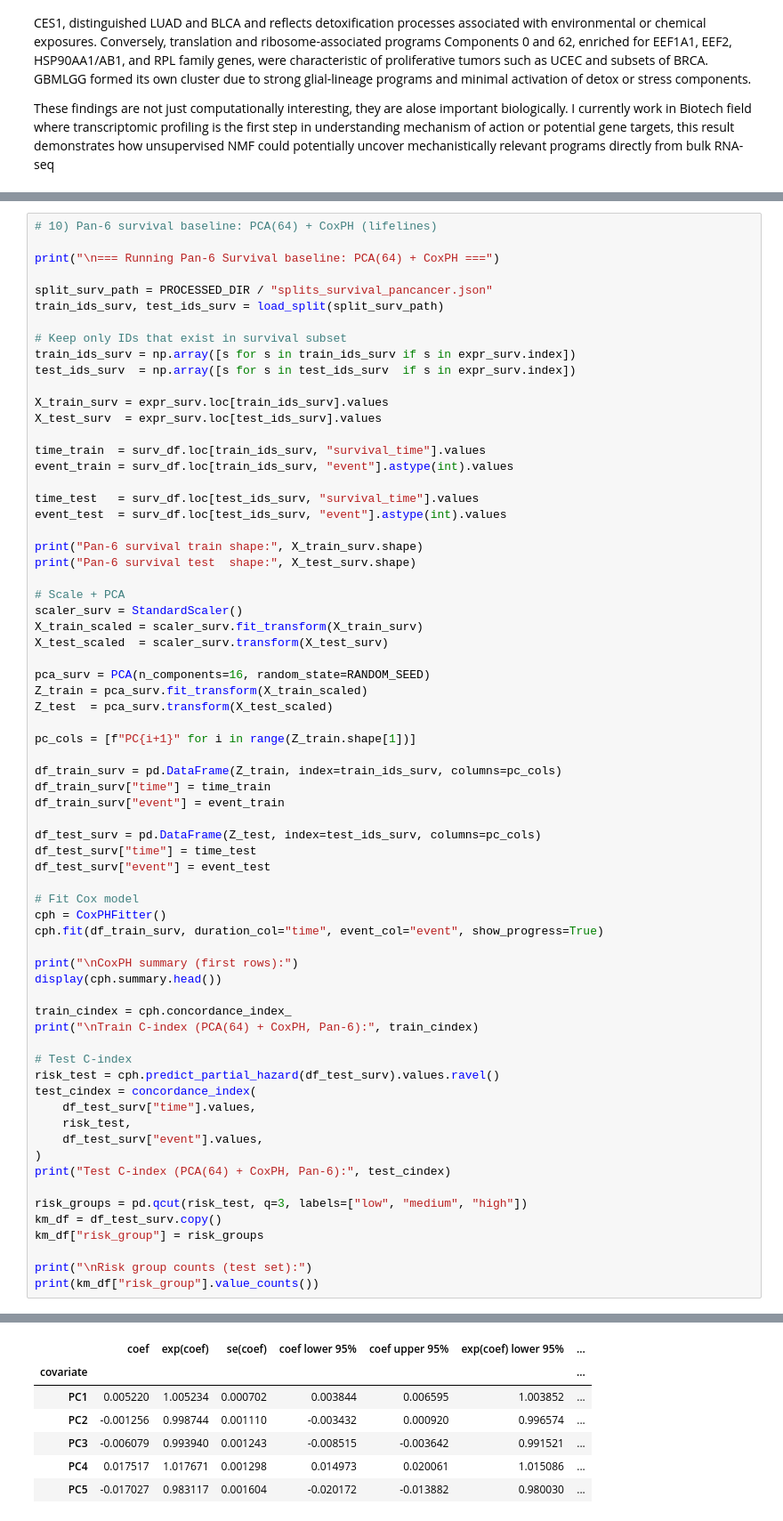
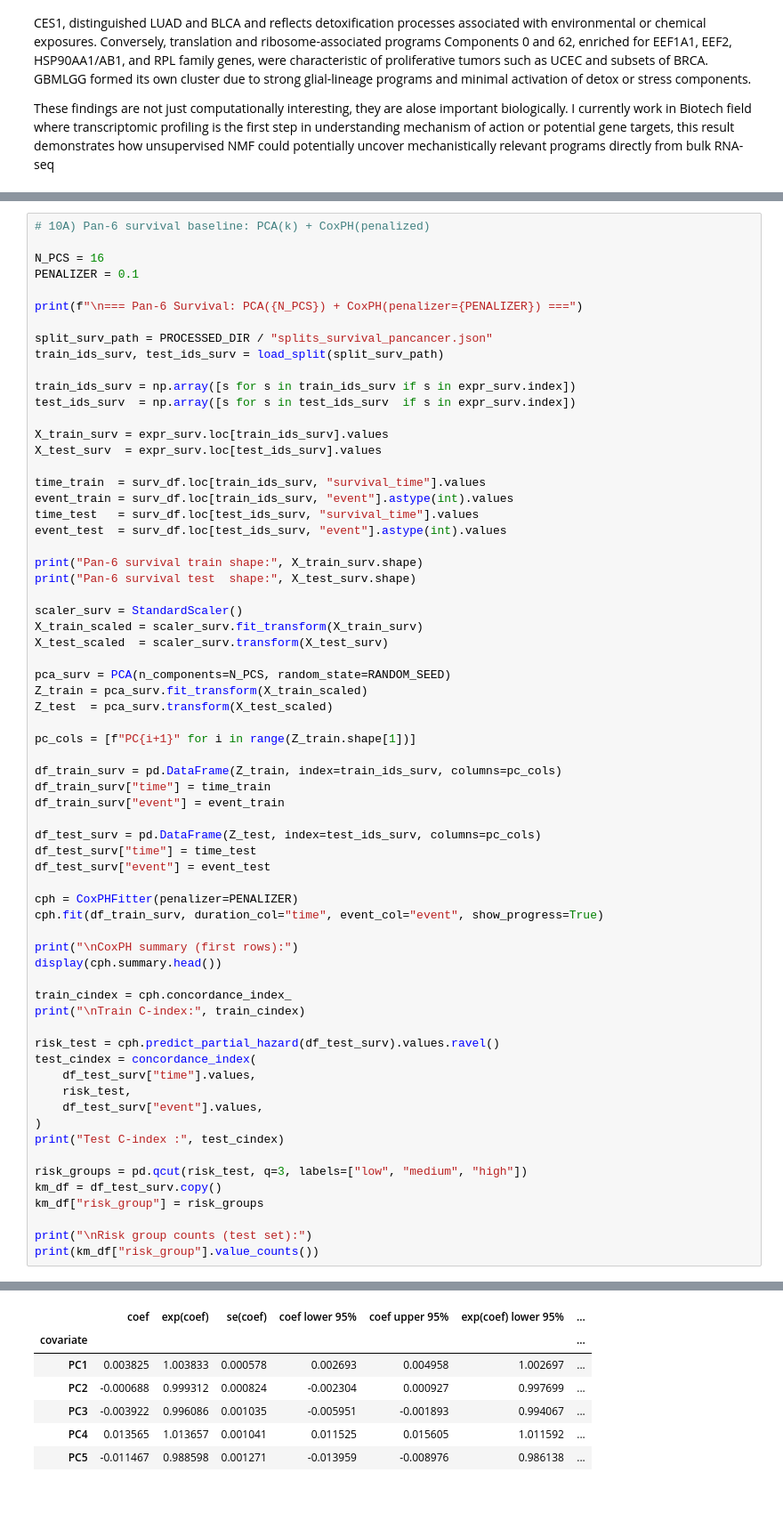
Before and after one commit to arionandrei2000/bdh_challenge_2025, a Jupyter notebook: notebooks/04_analysis.ipynb, the cells around one changed output, grey strips where cells are left out. Shown at 89% size. Cells and saved outputs as stored; diff of their text form.

```diff
--- a/notebooks/04_analysis.ipynb
+++ b/notebooks/04_analysis.ipynb
@@ -998,14 +998,16 @@ Pan-6 NMF+SVM metrics summary table:
 Computing 2D PCA on NMF latent space for Pan-6...
 [figure]
 # %%
-# 10) Pan-6 survival baseline: PCA(64) + CoxPH (lifelines)
+# 10A) Pan-6 survival baseline: PCA(k) + CoxPH(penalized)
 
-print("\n=== Running Pan-6 Survival baseline: PCA(64) + CoxPH ===")
+N_PCS = 16
+PENALIZER = 0.1
+
+print(f"\n=== Pan-6 Survival: PCA({N_PCS}) + CoxPH(penalizer={PENALIZER}) ===")
 
 split_surv_path = PROCESSED_DIR / "splits_survival_pancancer.json"
 train_ids_surv, test_ids_surv = load_split(split_surv_path)
 
-# Keep only IDs that exist in survival subset
 train_ids_surv = np.array([s for s in train_ids_surv if s in expr_surv.index])
 test_ids_surv  = np.array([s for s in test_ids_surv  if s in expr_surv.index])
 
@@ -1014,19 +1016,17 @@ X_test_surv  = expr_surv.loc[test_ids_surv].values
 
 time_train  = surv_df.loc[train_ids_surv, "survival_time"].values
 event_train = surv_df.loc[train_ids_surv, "event"].astype(int).values
-
 time_test   = surv_df.loc[test_ids_surv, "survival_time"].values
 event_test  = surv_df.loc[test_ids_surv, "event"].astype(int).values
 
 print("Pan-6 survival train shape:", X_train_surv.shape)
 print("Pan-6 survival test  shape:", X_test_surv.shape)
 
-# Scale + PCA
 scaler_surv = StandardScaler()
 X_train_scaled = scaler_surv.fit_transform(X_train_surv)
 X_test_scaled  = scaler_surv.transform(X_test_surv)
 
-pca_surv = PCA(n_components=16, random_state=RANDOM_SEED)
+pca_surv = PCA(n_components=N_PCS, random_state=RANDOM_SEED)
 Z_train = pca_surv.fit_transform(X_train_scaled)
 Z_test  = pca_surv.transform(X_test_scaled)
 
@@ -1040,24 +1040,22 @@ df_test_surv = pd.DataFrame(Z_test, index=test_ids_surv, columns=pc_cols)
 df_test_surv["time"] = time_test
 df_test_surv["event"] = event_test
 
-# Fit Cox model
-cph = CoxPHFitter()
+cph = CoxPHFitter(penalizer=PENALIZER)
 cph.fit(df_train_surv, duration_col="time", event_col="event", show_progress=True)
 
 print("\nCoxPH summary (first rows):")
 display(cph.summary.head())
 
 train_cindex = cph.concordance_index_
-print("\nTrain C-index (PCA(64) + CoxPH, Pan-6):", train_cindex)
+print("\nTrain C-index:", train_cindex)
 
-# Test C-index
 risk_test = cph.predict_partial_hazard(df_test_surv).values.ravel()
 test_cindex = concordance_index(
     df_test_surv["time"].values,
     risk_test,
     df_test_surv["event"].values,
 )
-print("Test C-index (PCA(64) + CoxPH, Pan-6):", test_cindex)
+print("Test C-index :", test_cindex)
 
 risk_groups = pd.qcut(risk_test, q=3, labels=["low", "medium", "high"])
 km_df = df_test_surv.copy()
@@ -1078,10 +1076,10 @@ Iteration 6: norm_delta = 7.93e-08, step_size = 1.0000, log_lik = -4964.68914, n
 Convergence success after 6 iterations.
 
 CoxPH summary (first rows):
 |  | coef | exp(coef) | se(coef) | coef lower 95% | coef upper 95% | exp(coef) lower 95% | ... |
 | covariate |  |  |  |  |  |  | ... |
-| PC1 | 0.005220 | 1.005234 | 0.000702 | 0.003844 | 0.006595 | 1.003852 | ... |
-| PC2 | -0.001256 | 0.998744 | 0.001110 | -0.003432 | 0.000920 | 0.996574 | ... |
-| PC3 | -0.006079 | 0.993940 | 0.001243 | -0.008515 | -0.003642 | 0.991521 | ... |
-| PC4 | 0.017517 | 1.017671 | 0.001298 | 0.014973 | 0.020061 | 1.015086 | ... |
-| PC5 | -0.017027 | 0.983117 | 0.001604 | -0.020172 | -0.013882 | 0.980030 | ... |
+| PC1 | 0.003825 | 1.003833 | 0.000578 | 0.002693 | 0.004958 | 1.002697 | ... |
+| PC2 | -0.000688 | 0.999312 | 0.000824 | -0.002304 | 0.000927 | 0.997699 | ... |
+| PC3 | -0.003922 | 0.996086 | 0.001035 | -0.005951 | -0.001893 | 0.994067 | ... |
+| PC4 | 0.013565 | 1.013657 | 0.001041 | 0.011525 | 0.015605 | 1.011592 | ... |
+| PC5 | -0.011467 | 0.988598 | 0.001271 | -0.013959 | -0.008976 | 0.986138 | ... |
```
Also changed, not shown: parts of 3 cells of this notebook.
